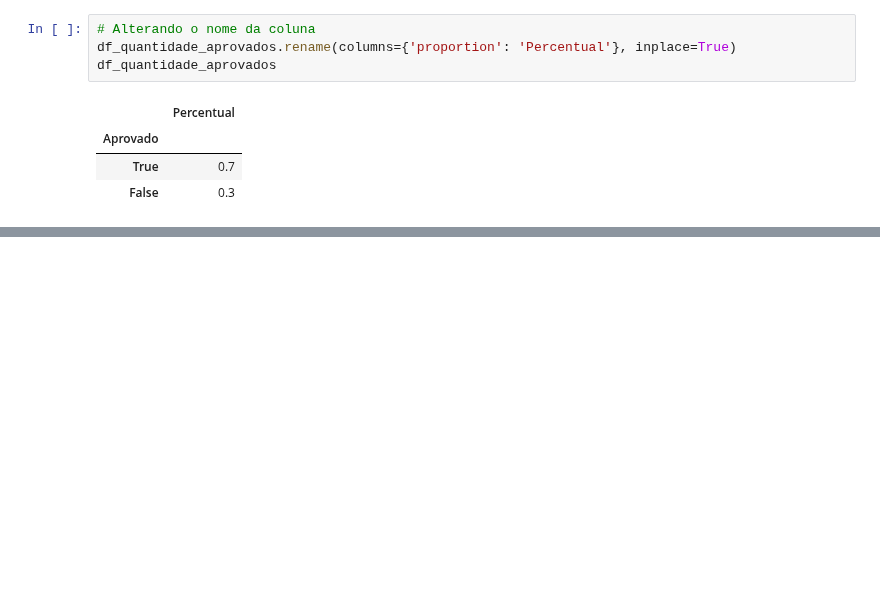
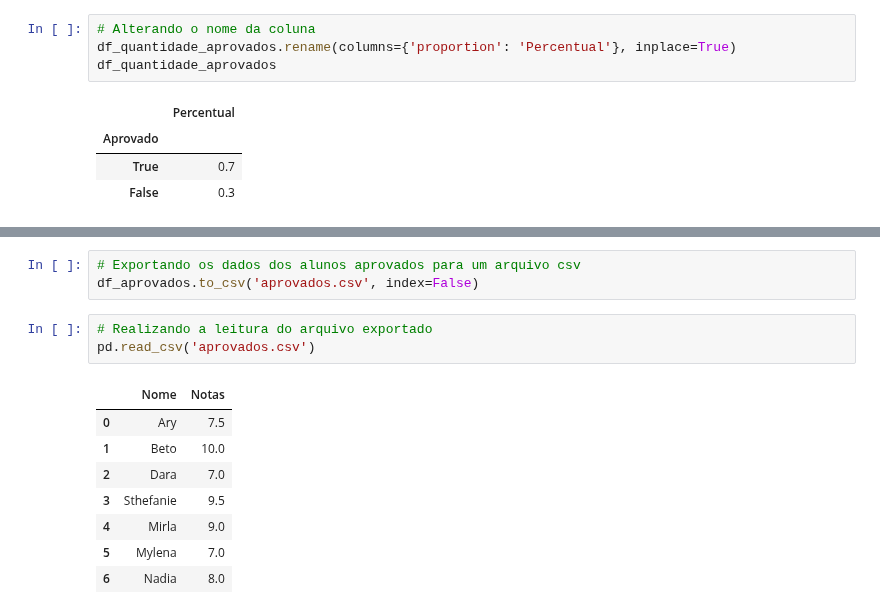
Before and after one commit to matheuspfferreira/python_data_science, a Jupyter notebook: Escola Mondial - 03/NB_Escola_Mondial.ipynb, the cells around one changed output, grey strips where cells are left out. Saved outputs shown, nothing was run; the diff lists cells and outputs as text; blank space fills up the shorter version.

```diff
--- a/Escola Mondial - 03/NB_Escola_Mondial.ipynb
+++ b/Escola Mondial - 03/NB_Escola_Mondial.ipynb
@@ -127,0 +139,15 @@ dataset[aprovados]
+# %%
+# Exportando os dados dos alunos aprovados para um arquivo csv
+df_aprovados.to_csv('aprovados.csv', index=False)
+# %%
+# Realizando a leitura do arquivo exportado
+pd.read_csv('aprovados.csv')
+# %% [output]
+|  | Nome | Notas |
+| 0 | Ary | 7.5 |
+| 1 | Beto | 10.0 |
+| 2 | Dara | 7.0 |
+| 3 | Sthefanie | 9.5 |
+| 4 | Mirla | 9.0 |
+| 5 | Mylena | 7.0 |
+| 6 | Nadia | 8.0 |
```
Also changed, not shown: parts of 4 cells of this notebook.
